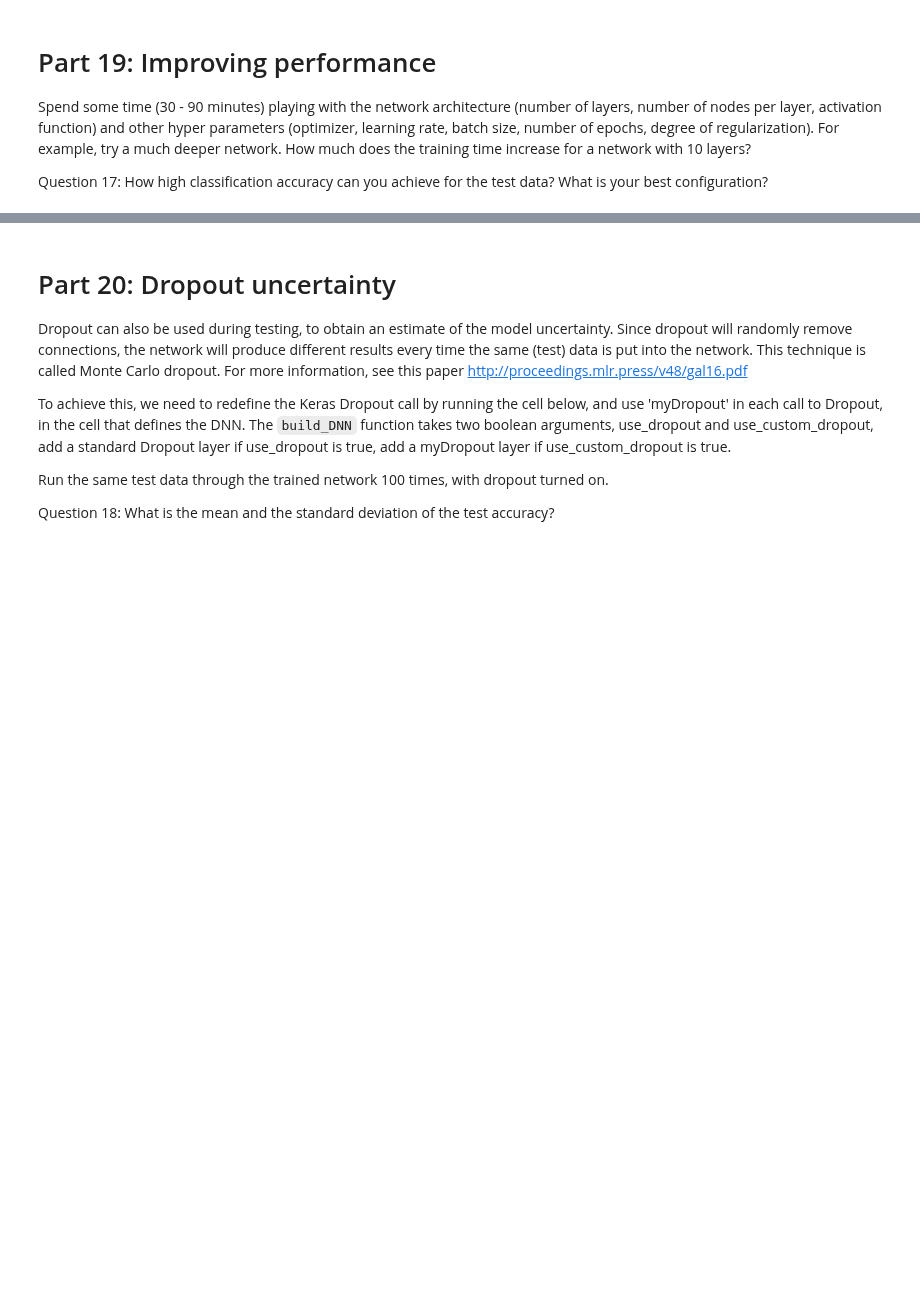
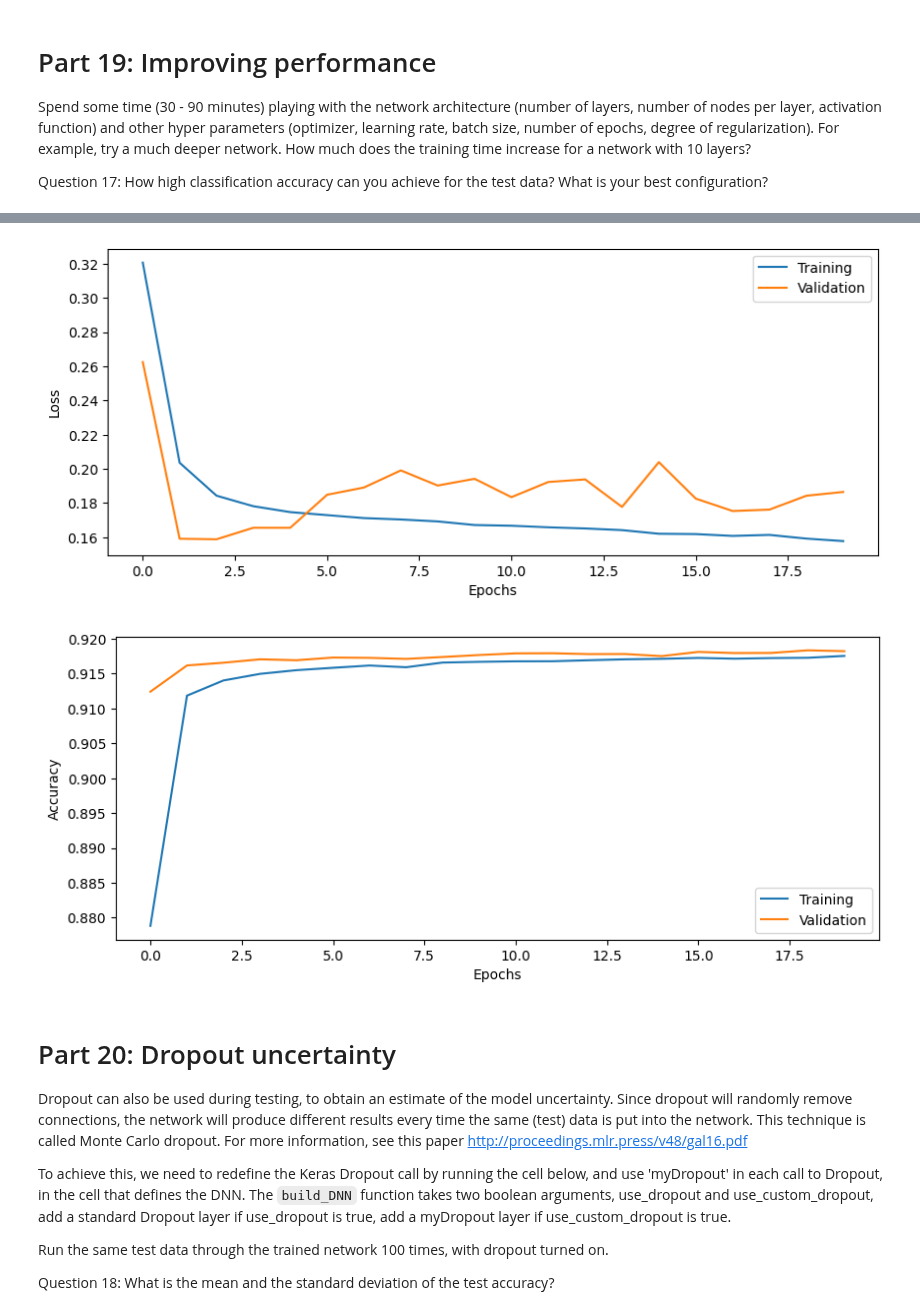
Before and after one commit to marijnkj/-D-NN, a Jupyter notebook: Laboration1_DNN/DNN_Lab_2023.ipynb, the cells around one changed output, grey strips where cells are left out. Cells and saved outputs as stored; diff of their text form; code cells hidden in the pictures; blank space fills up the shorter version.

```diff
--- a/Laboration1_DNN/DNN_Lab_2023.ipynb
+++ b/Laboration1_DNN/DNN_Lab_2023.ipynb
@@ -424,12 +434,13 @@ otherwise it will complain
 from sklearn.utils import class_weight
 
 # Calculate class weights
-
+class_weights = class_weight.compute_class_weight(class_weight="balanced", classes=np.unique(Y), y=Ytrain)
 
 # Print the class weights
+print(class_weights)
 
 # Keras wants the weights in this form, uncomment and change value1 and value2 to your weights,
 # or get them from the array that is returned from class_weight
 
-#class_weights = {0: value1,
-#                 1: value2}
+class_weights = {0: class_weights[0],
+                1: class_weights[1]}
@@ -648,9 +854,9 @@ Question 16: How does the test accuracy change when adding dropout?
 # Setup some training parameters
 batch_size = 10000
 epochs = 20
-input_shape = ?
+input_shape = (X.shape[1],)
 
 # Build and train model
-model9 =
+model9 = build_DNN(input_shape=input_shape, n_layers=2, n_nodes=20, use_dropout=True)
 
-history9 =
+history9 = model9.fit(x=Xtrain, y=Ytrain, validation_data=(Xval, Yval), batch_size=batch_size, epochs=epochs, class_weight=class_weights)
@@ -670,8 +901,7 @@ Spend some time (30 - 90 minutes) playing with the network architecture (number
 Question 17: How high classification accuracy can you achieve for the test data? What is your best configuration?
 # %%
 # Find your best configuration for the DNN
+# Build and train DNN
+model10 = build_DNN(input_shape=input_shape, n_layers=4, n_nodes=50, optimizer="adam", act_fun="relu", use_bn=True, use_dropout=True)
 
-# Build and train DNN
-model10 =
-
-history10 =
+history10 = model10.fit(x=Xtrain, y=Ytrain, validation_data=(Xval, Yval), batch_size=batch_size, epochs=epochs, class_weight=class_weights)
@@ -684,3 +936,8 @@ print('Test accuracy: %.4f' % score[1])
+# %%
+plot_results(history10)
+# %% [output]
+[figure, added]
+[figure, added]
 # %% [markdown]
 # Part 20: Dropout uncertainty
 
```
Also changed, not shown: parts of 40 cells of this notebook.
